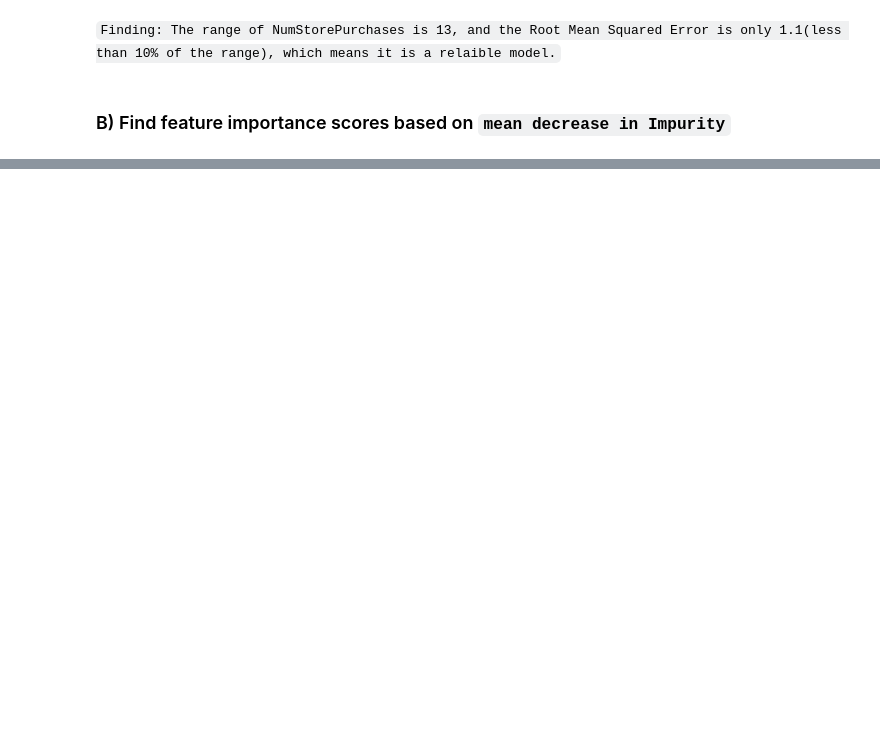
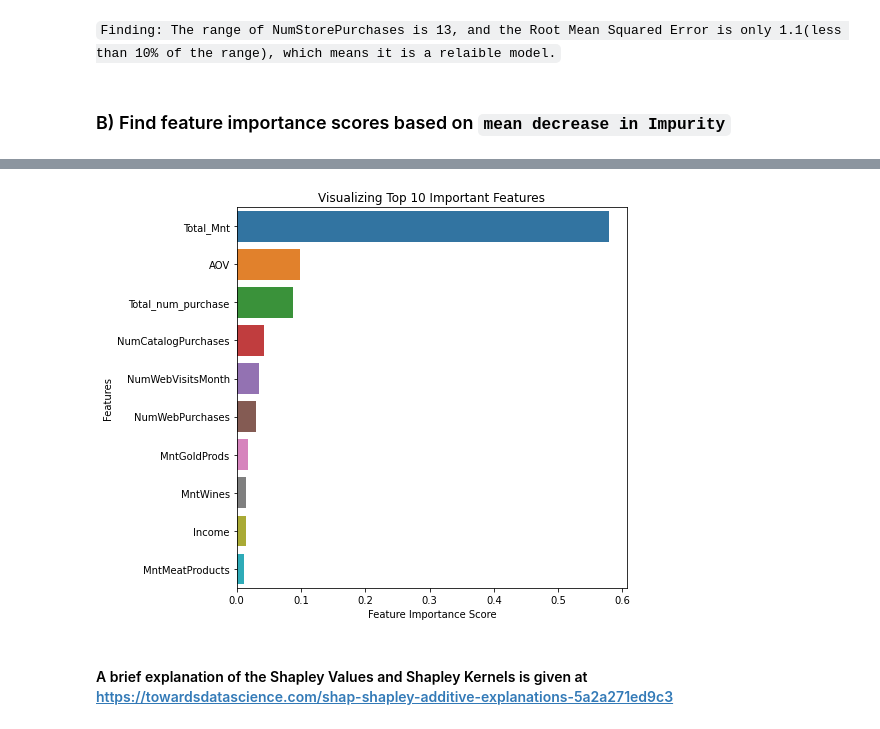
Before and after one commit to mukullesner/CRM-Market-Analysis, a Jupyter notebook: Analytics.ipynb, the cells around one changed output, grey strips where cells are left out. Saved outputs shown, nothing was run; the diff lists cells and outputs as text; code cells hidden in the pictures; blank space fills up the shorter version.

```diff
--- a/Analytics.ipynb
+++ b/Analytics.ipynb
@@ -430,3 +430,8 @@ Root Mean Squared Error: 1.182817145128326
 `Finding: The range of NumStorePurchases is 13, and the Root Mean Squared Error is only 1.1(less than 10% of the range), which means it is a relaible model.`
 # %% [markdown]
 ### B) Find feature importance scores based on `mean decrease in Impurity`
+# %%
+start_time = time.time()
+feature_importance = pd.Series(rg.feature_importances_, index = list(X.columns)).sort_values(ascending = False)
+elapsed_time = time.time() - start_time
+print(f"Elapsed time to compute the importance: {elapsed_time: .3f} seconds")
@@ -432,0 +440,15 @@ Root Mean Squared Error: 1.182817145128326
+# %%
+# get the top 15 feature
+feature_importance = feature_importance[:10]
+plt.figure(figsize = (7, 7))
+sns.barplot(x=feature_importance, y=feature_importance.index)
+# Add labels to your graph
+plt.xlabel('Feature Importance Score')
+plt.ylabel('Features')
+plt.title("Visualizing Top 10 Important Features")
+plt.savefig('Images/important_feautres.png', bbox_inches='tight')
+plt.show()
+# %% [output]
+[figure, added]
+# %% [markdown]
+#### A brief explanation of the Shapley Values and Shapley Kernels is given at https://towardsdatascience.com/shap-shapley-additive-explanations-5a2a271ed9c3
```
Also changed, not shown: parts of 33 cells of this notebook, 12 other files.
